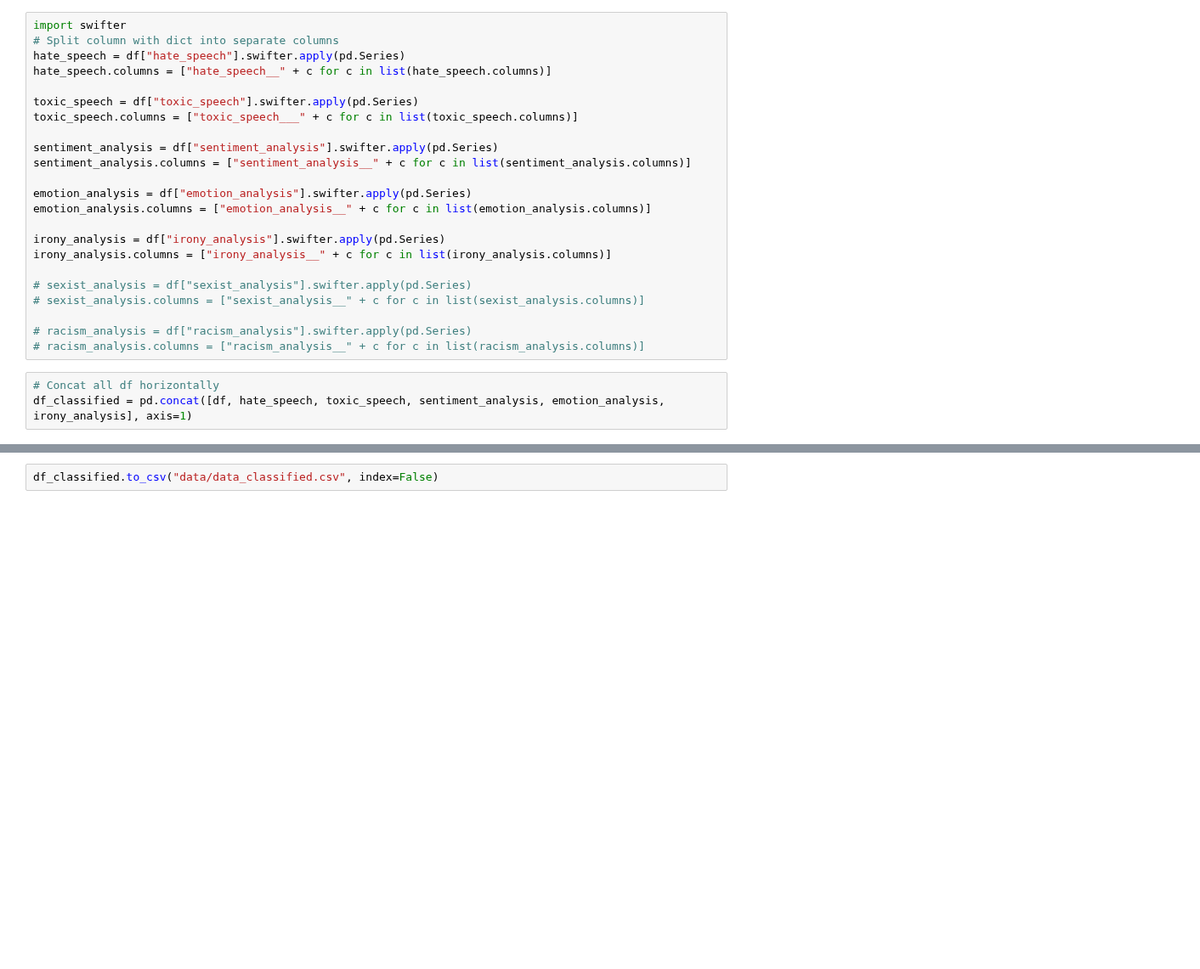
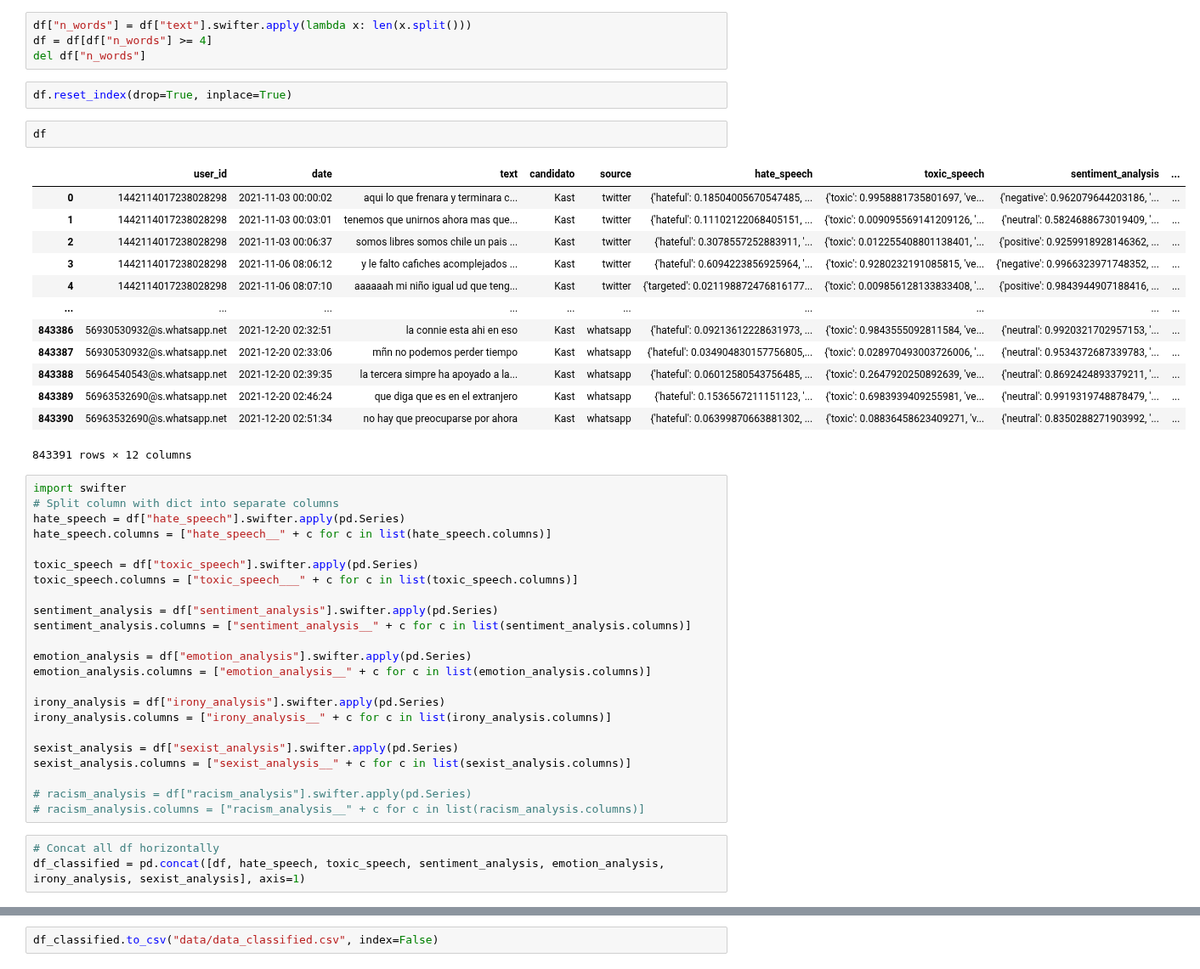
Before and after one commit to jorgeortizfuentes/spanish_nlp, a Jupyter notebook: explore_dataset.ipynb, the cells around one changed output, grey strips where cells are left out. Shown at 85% size. Cells and saved outputs as stored; diff of their text form; blank space fills up the shorter version.

```diff
--- a/explore_dataset.ipynb
+++ b/explore_dataset.ipynb
@@ -5,3 +20,25 @@ df
+# %%
+df["n_words"] = df["text"].swifter.apply(lambda x: len(x.split()))
+df = df[df["n_words"] >= 4]
+del df["n_words"]
+# %%
+df.reset_index(drop=True, inplace=True)
+# %%
+df
+# %% [output]
+|  | user_id | date | text | candidato | source | hate_speech | toxic_speech | sentiment_analysis | ... |
+| 0 | 1442114017238028298 | 2021-11-03 00:00:02 | aqui lo que frenara y terminara c... | Kast | twitter | {'hateful': 0.18504005670547485, ... | {'toxic': 0.9958881735801697, 've... | {'negative': 0.962079644203186, '... | ... |
+| 1 | 1442114017238028298 | 2021-11-03 00:03:01 | tenemos que unirnos ahora mas que... | Kast | twitter | {'hateful': 0.11102122068405151, ... | {'toxic': 0.009095569141209126, '... | {'neutral': 0.5824688673019409, '... | ... |
+| 2 | 1442114017238028298 | 2021-11-03 00:06:37 | somos libres somos chile un pais ... | Kast | twitter | {'hateful': 0.3078557252883911, '... | {'toxic': 0.012255408801138401, '... | {'positive': 0.9259918928146362, ... | ... |
+| 3 | 1442114017238028298 | 2021-11-06 08:06:12 | y le falto cafiches acomplejados ... | Kast | twitter | {'hateful': 0.6094223856925964, '... | {'toxic': 0.9280232191085815, 've... | {'negative': 0.9966323971748352, ... | ... |
+| 4 | 1442114017238028298 | 2021-11-06 08:07:10 | aaaaaah mi niño igual ud que teng... | Kast | twitter | {'targeted': 0.021198872476816177... | {'toxic': 0.009856128133833408, '... | {'positive': 0.9843944907188416, ... | ... |
+| ... | ... | ... | ... | ... | ... | ... | ... | ... | ... |
+| 843386 | 56930530932@s.whatsapp.net | 2021-12-20 02:32:51 | la connie esta ahi en eso | Kast | whatsapp | {'hateful': 0.09213612228631973, ... | {'toxic': 0.9843555092811584, 've... | {'neutral': 0.9920321702957153, '... | ... |
+| 843387 | 56930530932@s.whatsapp.net | 2021-12-20 02:33:06 | mñn no podemos perder tiempo | Kast | whatsapp | {'hateful': 0.034904830157756805,... | {'toxic': 0.028970493003726006, '... | {'neutral': 0.9534372687339783, '... | ... |
+| 843388 | 56964540543@s.whatsapp.net | 2021-12-20 02:39:35 | la tercera simpre ha apoyado a la... | Kast | whatsapp | {'hateful': 0.06012580543756485, ... | {'toxic': 0.2647920250892639, 've... | {'neutral': 0.8692424893379211, '... | ... |
+| 843389 | 56963532690@s.whatsapp.net | 2021-12-20 02:46:24 | que diga que es en el extranjero | Kast | whatsapp | {'hateful': 0.1536567211151123, '... | {'toxic': 0.6983939409255981, 've... | {'neutral': 0.9919319748878479, '... | ... |
+| 843390 | 56963532690@s.whatsapp.net | 2021-12-20 02:51:34 | no hay que preocuparse por ahora | Kast | whatsapp | {'hateful': 0.06399870663881302, ... | {'toxic': 0.08836458623409271, 'v... | {'neutral': 0.8350288271903992, '... | ... |
+843391 rows × 12 columns
 # %%
 import swifter
 # Split column with dict into separate columns
@@ -20,12 +57,12 @@ emotion_analysis.columns = ["emotion_analysis__" + c for c in list(emotion_analy
 irony_analysis = df["irony_analysis"].swifter.apply(pd.Series)
 irony_analysis.columns = ["irony_analysis__" + c for c in list(irony_analysis.columns)]
 
-# sexist_analysis = df["sexist_analysis"].swifter.apply(pd.Series)
-# sexist_analysis.columns = ["sexist_analysis__" + c for c in list(sexist_analysis.columns)]
+sexist_analysis = df["sexist_analysis"].swifter.apply(pd.Series)
+sexist_analysis.columns = ["sexist_analysis__" + c for c in list(sexist_analysis.columns)]
 
 # racism_analysis = df["racism_analysis"].swifter.apply(pd.Series)
 # racism_analysis.columns = ["racism_analysis__" + c for c in list(racism_analysis.columns)]
 # %%
 # Concat all df horizontally
-df_classified = pd.concat([df, hate_speech, toxic_speech, sentiment_analysis, emotion_analysis, irony_analysis], axis=1)
+df_classified = pd.concat([df, hate_speech, toxic_speech, sentiment_analysis, emotion_analysis, irony_analysis, sexist_analysis], axis=1)
 # %%
```
Also changed, not shown: parts of 7 cells of this notebook, 7 other files.
